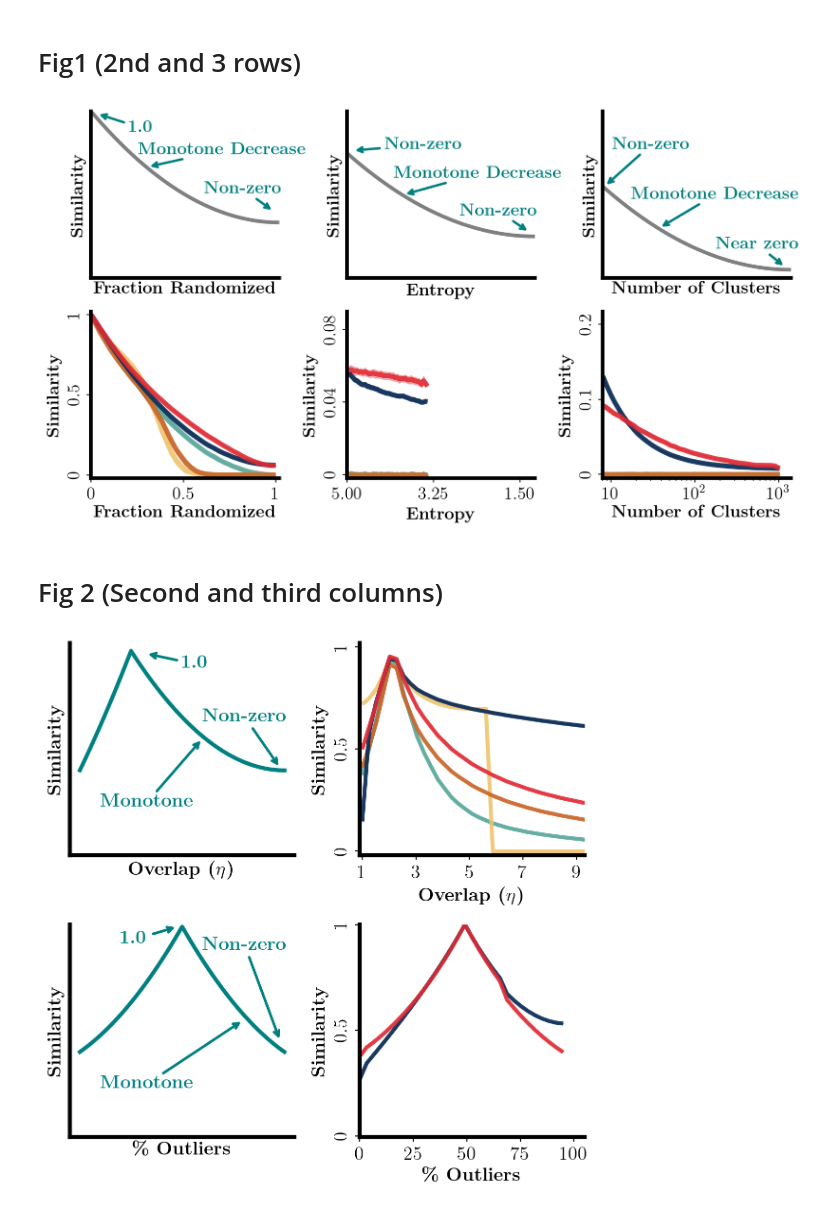
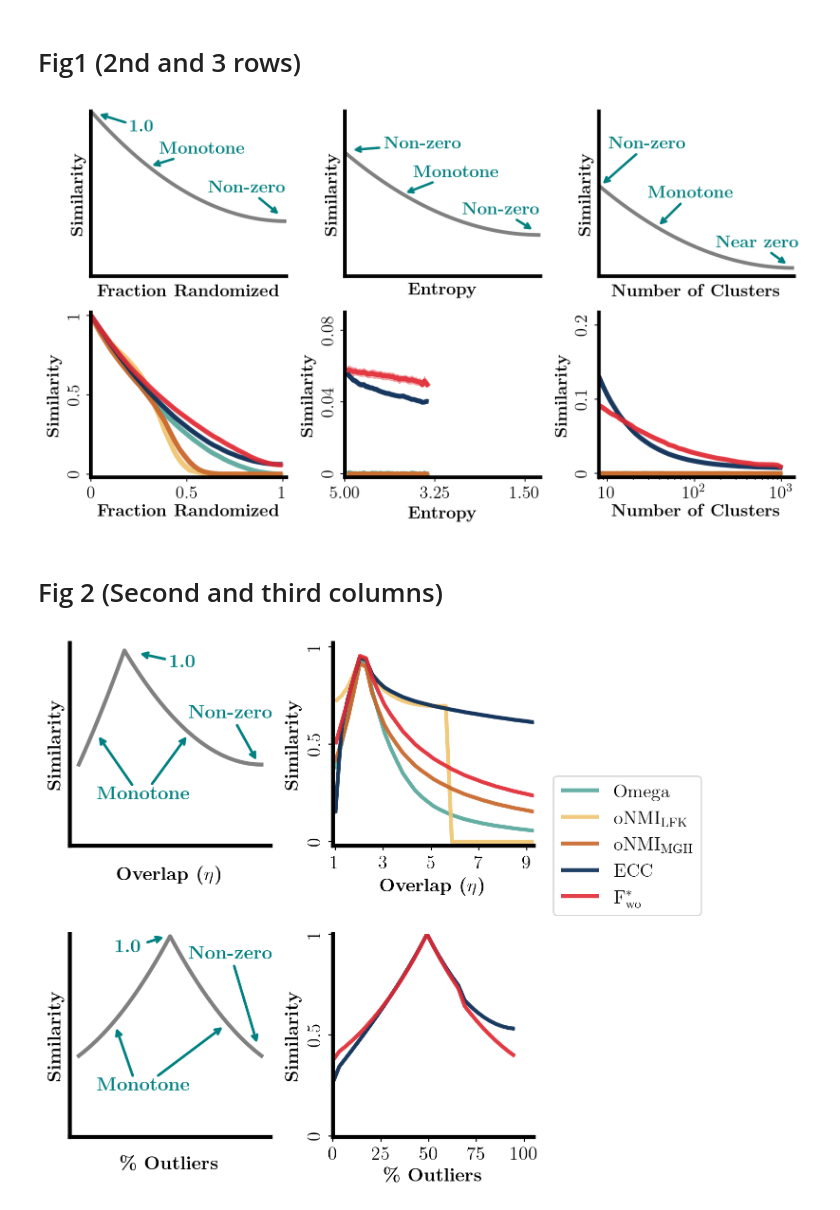
Before and after one commit to ryandewolfe33/Fstar, a Jupyter notebook: experiments/properties.ipynb, the cells around one changed output. Drawn from its saved outputs; the diff is of its cells as text; code cells hidden in the pictures.

Commit message:
More figure updates

```diff
--- a/experiments/properties.ipynb
+++ b/experiments/properties.ipynb
@@ -660,9 +660,9 @@ axs[0,0].set_ylim([0,1.5])
 axs[0,0].set_xlim([0,1])
 
 axs[0,0].annotate(r"\Large \bf 1.0", (0.03,1.48), xytext=(0.2,1.35), va="center", color="teal", arrowprops=dict(color="teal", lw=2, arrowstyle="->"))
-axs[0,0].annotate(r"\Large \bf Monotone Decrease", (0.3,1), xytext=(0.25,1.15), va="center", color="teal", arrowprops=dict(color="teal", lw=2, arrowstyle="->"))
-axs[0,0].annotate(r"\Large \bf Non-zero", (0.97,0.6), xytext=(0.6,0.8), va="center", color="teal", arrowprops=dict(color="teal", lw=2, arrowstyle="->"))
-axs[0,0].set_xlabel(r'\Large\bf Fraction Randomized')
+axs[0,0].annotate(r"\Large \bf Monotone", (0.3,1), xytext=(0.35,1.15), va="center", color="teal", arrowprops=dict(color="teal", lw=2, arrowstyle="->"))
+axs[0,0].annotate(r"\Large \bf Non-zero", (0.97,0.55), xytext=(0.6,0.8), va="center", color="teal", arrowprops=dict(color="teal", lw=2, arrowstyle="->"))
+axs[0,0].set_xlabel(r'\Large\bf Fraction Randomized', labelpad=8)
 axs[0,0].set_ylabel(r'\Large \bf Similarity')
 
 
@@ -672,9 +672,9 @@ axs[0,1].set_ylim([0,2])
 axs[0,1].set_xlim([0,1])
 
 axs[0,1].annotate(r"\Large \bf Non-zero", (0.03,1.53), xytext=(0.2,1.6), va="center", color="teal", arrowprops=dict(color="teal", lw=2, arrowstyle="->"))
-axs[0,1].annotate(r"\Large \bf Monotone Decrease", (0.3,1), xytext=(0.25,1.25), va="center", color="teal", arrowprops=dict(color="teal", lw=2, arrowstyle="->"))
+axs[0,1].annotate(r"\Large \bf Monotone", (0.3,1), xytext=(0.35,1.25), va="center", color="teal", arrowprops=dict(color="teal", lw=2, arrowstyle="->"))
 axs[0,1].annotate(r"\Large \bf Non-zero", (0.97,0.55), xytext=(0.6,0.8), va="center", color="teal", arrowprops=dict(color="teal", lw=2, arrowstyle="->"))
-axs[0,1].set_xlabel(r'\Large \bf Entropy')
+axs[0,1].set_xlabel(r'\Large \bf Entropy', labelpad=5)
 axs[0,1].set_ylabel(r'\Large \bf Similarity')
 
 
@@ -684,19 +684,19 @@ axs[0,2].set_ylim([0,2])
 axs[0,2].set_xlim([0,1])
 
 axs[0,2].annotate(r"\Large \bf Non-zero", (0.01,1.1), xytext=(0.05,1.6), va="center", color="teal", arrowprops=dict(color="teal", lw=2, arrowstyle="->"))
-axs[0,2].annotate(r"\Large \bf Monotone Decrease", (0.3,0.6), xytext=(0.15,1), va="center", color="teal", arrowprops=dict(color="teal", lw=2, arrowstyle="->"))
+axs[0,2].annotate(r"\Large \bf Monotone", (0.3,0.6), xytext=(0.25,1), va="center", color="teal", arrowprops=dict(color="teal", lw=2, arrowstyle="->"))
 axs[0,2].annotate(r"\Large \bf Near zero", (0.97,0.13), xytext=(0.6,0.4), va="center", color="teal", arrowprops=dict(color="teal", lw=2, arrowstyle="->"))
-axs[0,2].set_xlabel(r'\Large \bf Number of Clusters')
+axs[0,2].set_xlabel(r'\Large \bf Number of Clusters', labelpad=8)
 axs[0,2].set_ylabel(r'\Large \bf Similarity')
 
 plt.tight_layout()
 plt.savefig("fig1_alt.pdf")
 # %% [output]
-[figure, old version]
+[figure, new version]
 # %% [markdown]
 # Fig 2 (Second and third columns)
 # %%
-fig, axs =  plt.subplots(2,2, figsize=(6,6), dpi=200)
+fig, axs =  plt.subplots(2,2, figsize=(7.2,6), dpi=200)
 
 base_eta = 3
 n_etas = 40
@@ -723,7 +723,7 @@ for spine in ['right', 'top']:
     axs[0,1].spines[spine].set_visible(False)
 for spine in ['left', 'bottom']:
     axs[0,1].spines[spine].set_linewidth(3)
-
+axs[0,1].legend(labels=measure_name, loc='center left', bbox_to_anchor=(1.05, 0), fontsize=14.4)
 
 base_eta = 0.5
 n_etas = 30
@@ -764,35 +764,37 @@ for ax in (axs[0,0], axs[1,0]):
         ax.spines[spine].set_visible(False)
     for spine in ['left', 'bottom']:
         ax.spines[spine].set_linewidth(3)
         ax.tick_params(left=False, labelleft=False, bottom=False, labelbottom=False)
 
 xs = np.linspace(0, 1, 1000)
 
 y00 = np.zeros_like(xs)
 max_arg = int(len(xs) / 4)
 y00[:max_arg] = xs[:max_arg] **2 + 2*xs[:max_arg] + 0.4
 y00[max_arg:] = (1-xs[max_arg:])**2 + 0.4
-axs[0,0].plot(xs, y00, lw=3, color="teal")
+axs[0,0].plot(xs, y00, lw=3, color="gray")
 axs[0,0].set_ylim([0,1])
 axs[0,0].annotate(r"\Large \bf 1.0", (0.32,0.95), xytext=(0.5,0.9), va="center", color="teal", arrowprops=dict(color="teal", lw=2, arrowstyle="->"))
 axs[0,0].annotate(r"\Large \bf Monotone", (0.6,0.55), xytext=(0.1,0.25), va="center", color="teal", arrowprops=dict(color="teal", lw=2, arrowstyle="->"))
+axs[0,0].annotate("", (0.1, 0.55), xytext=(0.3, 0.29), arrowprops=dict(color="teal", arrowstyle="->", lw=2))
 axs[0,0].annotate(r"\Large \bf Non-zero", (0.98,0.41), xytext=(0.6,0.65), va="center", color="teal", arrowprops=dict(color="teal", lw=2, arrowstyle="->"))
-axs[0,0].set_xlabel(r'\Large\bf Overlap ($\eta$)')
+axs[0,0].set_xlabel("\n" + r'\Large \bf Overlap ($\eta$)')
 axs[0,0].set_ylabel(r'\Large \bf Similarity')
 
 y10 = np.zeros_like(xs)
 max_arg = int(len(xs) / 2)
 y10[:max_arg] = xs[:max_arg] **2 + 0.68*xs[:max_arg] + 0.4
 y10[max_arg:] = (1-xs[max_arg:])**2 + 0.68*(1-xs[max_arg:])+ 0.4
-axs[1,0].plot(xs, y10, lw=3, color="teal")
+axs[1,0].plot(xs, y10, lw=3, color="gray")
 axs[1,0].set_ylim([0,1])
 axs[1,0].annotate(r"\Large \bf 1.0", (0.48,0.99), xytext=(0.2,0.93), va="center", color="teal", arrowprops=dict(color="teal", lw=2, arrowstyle="->"))
 axs[1,0].annotate(r"\Large \bf Monotone", (0.8,0.55), xytext=(0.1,0.25), va="center", color="teal", arrowprops=dict(color="teal", lw=2, arrowstyle="->"))
+axs[1,0].annotate("", (0.2, 0.55), xytext=(0.3, 0.29), arrowprops=dict(color="teal", arrowstyle="->", lw=2))
 axs[1,0].annotate(r"\Large \bf Non-zero", (0.98,0.45), xytext=(0.6,0.9), va="center", color="teal", arrowprops=dict(color="teal", lw=2, arrowstyle="->"))
-axs[1,0].set_xlabel(r'\Large \bf \% Outliers')
+axs[1,0].set_xlabel("\n" + r'\Large \bf \% Outliers')
 axs[1,0].set_ylabel(r'\Large \bf Similarity')
 
 plt.tight_layout()
 plt.savefig("fig2_alt.pdf")
 # %% [output]
-[figure, old version]
+[figure, new version]
```
